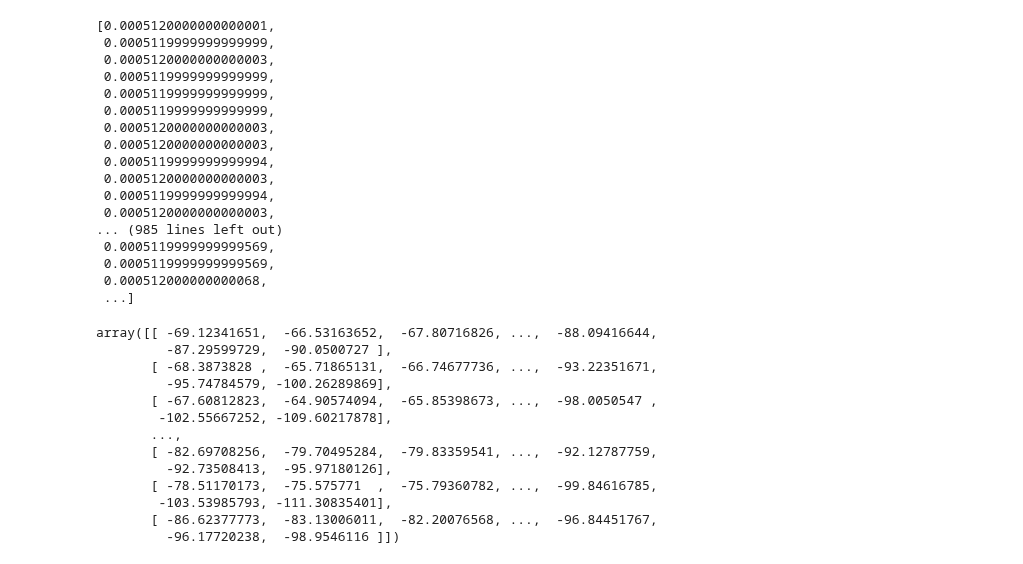
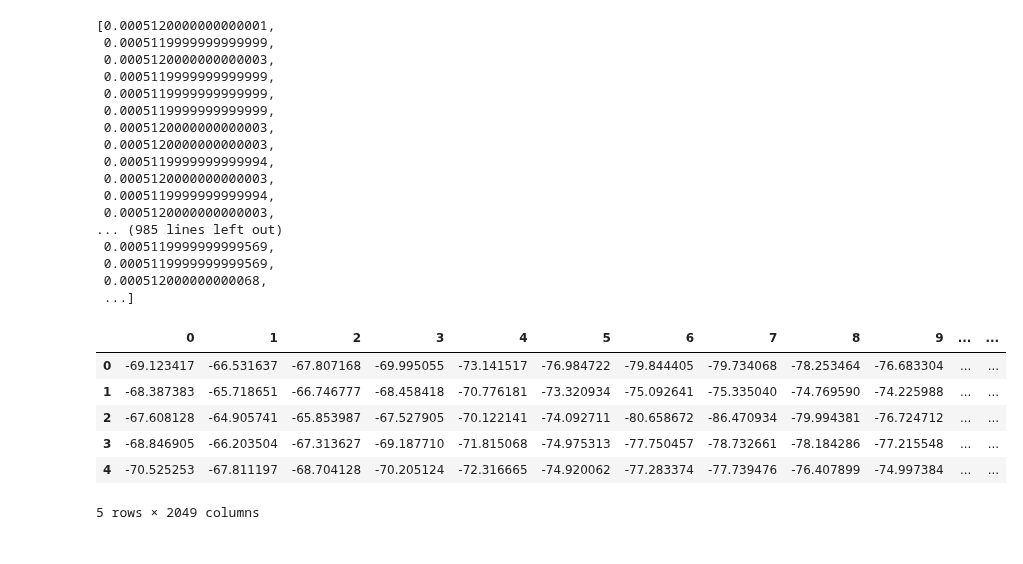
Before and after one commit to CS-433/ml-project-2-ml-sonidito, a Jupyter notebook: notebooks/testing.ipynb, the cells around one changed output. Cells and saved outputs as stored; diff of their text form; code cells hidden in the pictures.

```diff
--- a/notebooks/testing.ipynb
+++ b/notebooks/testing.ipynb
@@ -223,21 +223,16 @@ timesteps # 5.12 ms timesteps, 5.12e-4 seconds
  0.000512000000000068,
  ...]
 # %%
-data_shot['x']['spectrogram'][('OddN')]
+spec_df = pd.DataFrame(data_shot['x']['spectrogram'][('OddN')])
+spec_df.head()
 # %% [output]
+|  | 0 | 1 | 2 | 3 | 4 | 5 | 6 | 7 | 8 | 9 | ... | ... |
+| 0 | -69.123417 | -66.531637 | -67.807168 | -69.995055 | -73.141517 | -76.984722 | -79.844405 | -79.734068 | -78.253464 | -76.683304 | ... | ... |
+| 1 | -68.387383 | -65.718651 | -66.746777 | -68.458418 | -70.776181 | -73.320934 | -75.092641 | -75.335040 | -74.769590 | -74.225988 | ... | ... |
+| 2 | -67.608128 | -64.905741 | -65.853987 | -67.527905 | -70.122141 | -74.092711 | -80.658672 | -86.470934 | -79.994381 | -76.724712 | ... | ... |
+| 3 | -68.846905 | -66.203504 | -67.313627 | -69.187710 | -71.815068 | -74.975313 | -77.750457 | -78.732661 | -78.184286 | -77.215548 | ... | ... |
+| 4 | -70.525253 | -67.811197 | -68.704128 | -70.205124 | -72.316665 | -74.920062 | -77.283374 | -77.739476 | -76.407899 | -74.997384 | ... | ... |
-array([[ -69.12341651,  -66.53163652,  -67.80716826, ...,  -88.09416644,
-         -87.29599729,  -90.0500727 ],
-       [ -68.3873828 ,  -65.71865131,  -66.74677736, ...,  -93.22351671,
-         -95.74784579, -100.26289869],
-       [ -67.60812823,  -64.90574094,  -65.85398673, ...,  -98.0050547 ,
-        -102.55667252, -109.60217878],
-       ...,
-       [ -82.69708256,  -79.70495284,  -79.83359541, ...,  -92.12787759,
-         -92.73508413,  -95.97180126],
-       [ -78.51170173,  -75.575771  ,  -75.79360782, ...,  -99.84616785,
-        -103.53985793, -111.30835401],
-       [ -86.62377773,  -83.13006011,  -82.20076568, ...,  -96.84451767,
-         -96.17720238,  -98.9546116 ]])
+5 rows × 2049 columns
 # %%
 from torch.utils.data import Dataset
 
```
Also changed, not shown: parts of 1 cell of this notebook.
